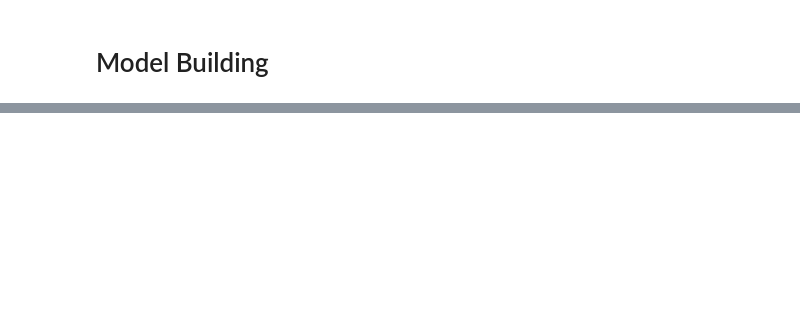
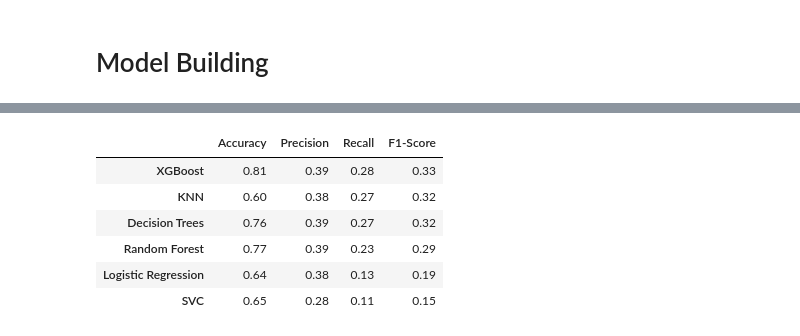
Before and after one commit to kcao22/insurance_fraud, a Jupyter notebook: exploration.ipynb, the cells around one changed output, grey strips where cells are left out. Cells and saved outputs as stored; diff of their text form; code cells hidden in the pictures; blank space fills up the shorter version.

Commit message:
implemented base models with different accuracy metrics

```diff
--- a/exploration.ipynb
+++ b/exploration.ipynb
@@ -622,0 +646,37 @@ X_train, y_train, X_test, y_test = split_data(X, y)
+# %%
+scoring_metrics = {'Accuracy': make_scorer(accuracy_score), 'Precision': make_scorer(precision_score), 'Recall': make_scorer(recall_score), 'F1-Score': make_scorer(f1_score)}
+# %%
+knn = KNeighborsClassifier()
+lr = LogisticRegression()
+svc = SVC(kernel='linear')
+dt = DecisionTreeClassifier()
+rf = RandomForestClassifier()
+xgb = XGB.XGBClassifier()
+list_models = [knn, lr, svc, dt, rf, xgb]
+# %%
+def model_scores(list_models, scoring_metrics, X_train, y_train):
+    '''
+    Returns a table of different scoring metrics for each model passed in.
+    '''
+    list_means = []
+    kfold = KFold(n_splits=10)
+    for model in list_models:
+        model_results = []
+        results = cross_validate(estimator=model, X=X_train, y=y_train, scoring=scoring_metrics, cv=kfold, verbose=0)
+        for metric in results:
+            model_results.append(results[metric].mean())
+        list_means.append(model_results[2:])
+
+    return pd.DataFrame(list_means, columns=scoring_metrics.keys(), index=['KNN', 'Logistic Regression', 'SVC', 'Decision Trees', 'Random Forest', 'XGBoost']).round(2).sort_values(by=['F1-Score'], ascending=False)
+# %%
+df_scores = model_scores(list_models, scoring_metrics, X_train, y_train)
+# %%
+df_scores
+# %% [output]
+|  | Accuracy | Precision | Recall | F1-Score |
+| XGBoost | 0.81 | 0.39 | 0.28 | 0.33 |
+| KNN | 0.60 | 0.38 | 0.27 | 0.32 |
+| Decision Trees | 0.76 | 0.39 | 0.27 | 0.32 |
+| Random Forest | 0.77 | 0.39 | 0.23 | 0.29 |
+| Logistic Regression | 0.64 | 0.38 | 0.13 | 0.19 |
+| SVC | 0.65 | 0.28 | 0.11 | 0.15 |
```
Also changed, not shown: parts of 11 cells of this notebook.
